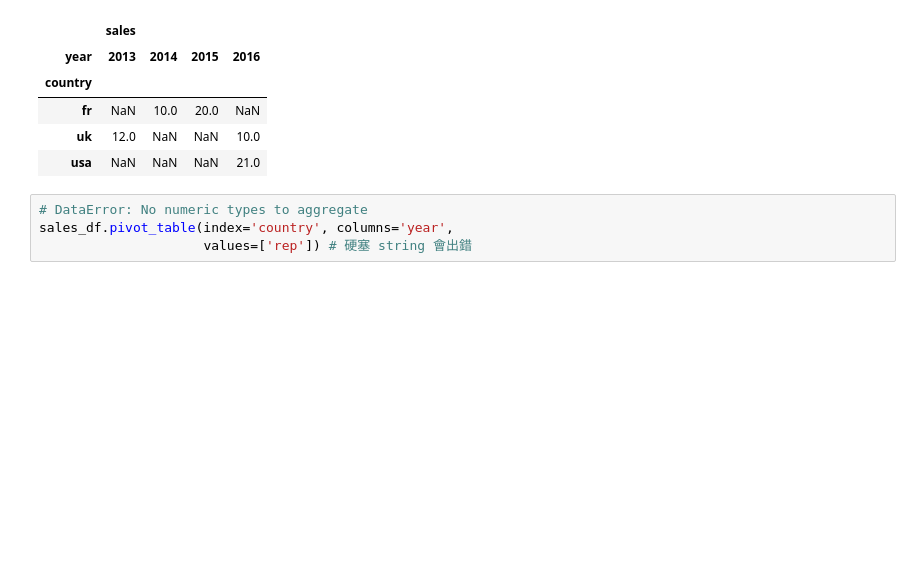
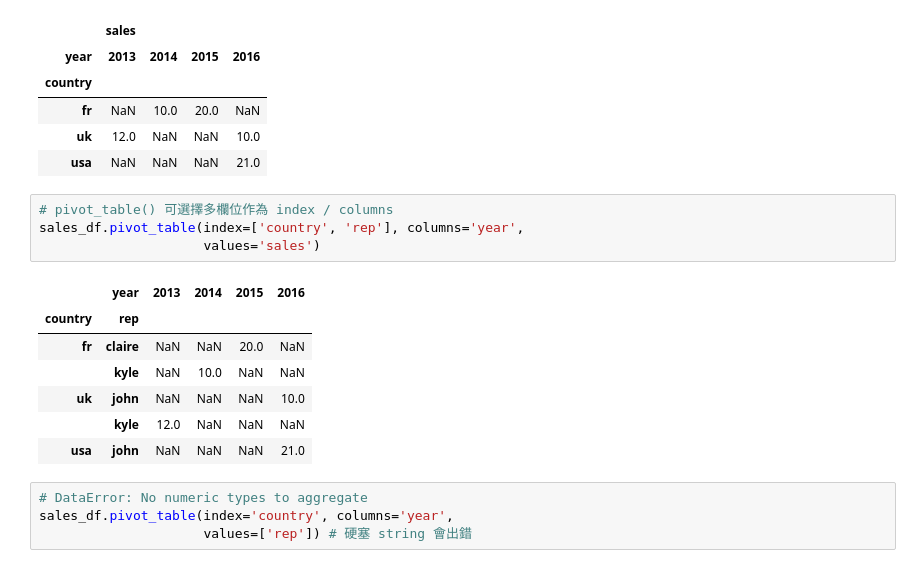
Before and after one commit to leoluyi/Yotta_Viz101, a Jupyter notebook: lecture-notes/python/pandas_tidy_data_pivot_unpivot.ipynb, the cells around one changed output. Cells and saved outputs as stored; diff of their text form; blank space fills up the shorter version.

```diff
--- a/lecture-notes/python/pandas_tidy_data_pivot_unpivot.ipynb
+++ b/lecture-notes/python/pandas_tidy_data_pivot_unpivot.ipynb
@@ -288,6 +473,18 @@ sales_df.pivot_table(index='country', columns='year',
 | fr | NaN | 10.0 | 20.0 | NaN |
 | uk | 12.0 | NaN | NaN | 10.0 |
 | usa | NaN | NaN | NaN | 21.0 |
+# %%
+# pivot_table() 可選擇多欄位作為 index / columns
+sales_df.pivot_table(index=['country', 'rep'], columns='year',
+                     values='sales')
+# %% [output]
+|  | year | 2013 | 2014 | 2015 | 2016 |
+| country | rep |  |  |  |  |
+| fr | claire | NaN | NaN | 20.0 | NaN |
+|  | kyle | NaN | 10.0 | NaN | NaN |
+| uk | john | NaN | NaN | NaN | 10.0 |
+|  | kyle | 12.0 | NaN | NaN | NaN |
+| usa | john | NaN | NaN | NaN | 21.0 |
 # %%
 # DataError: No numeric types to aggregate
 sales_df.pivot_table(index='country', columns='year',
```
Also changed, not shown: parts of 25 cells of this notebook, 4 other files.
